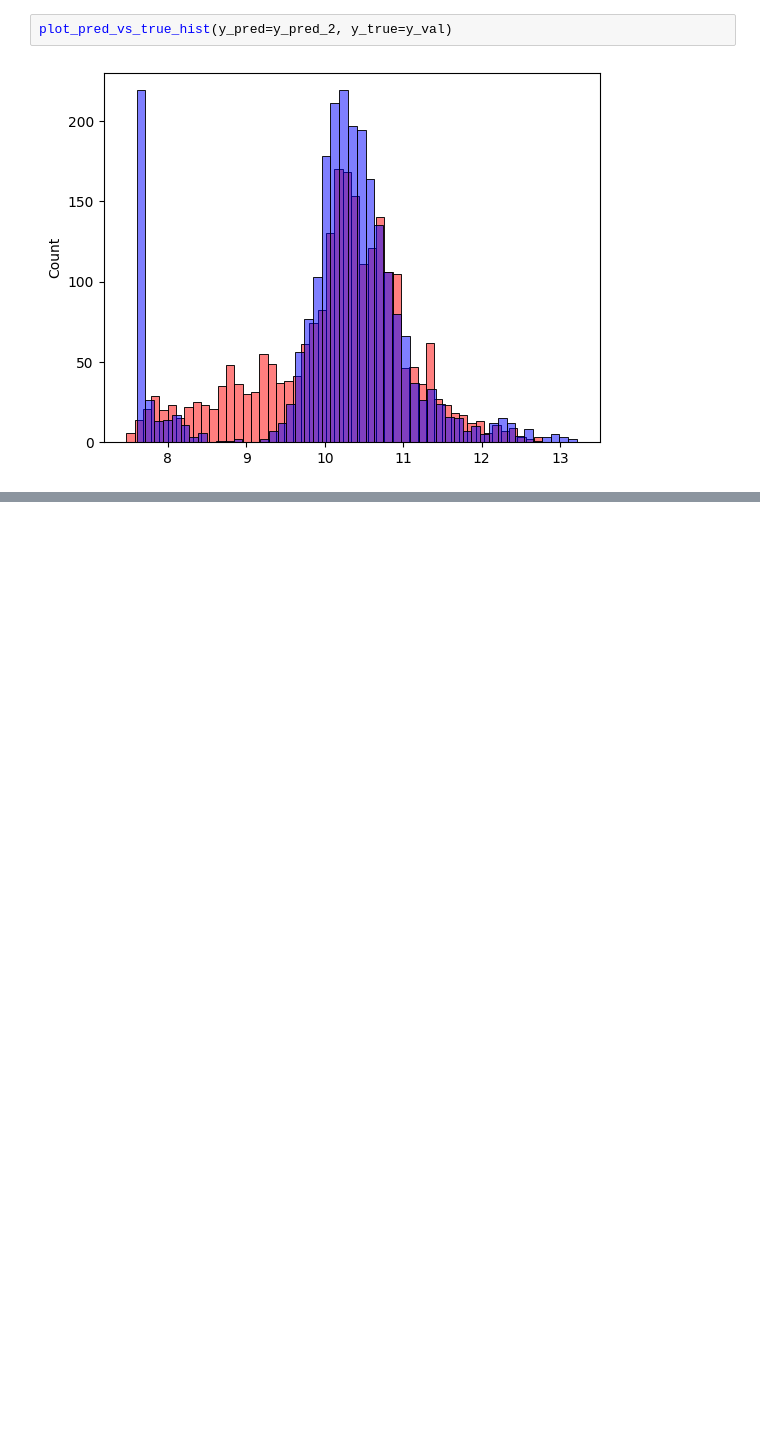
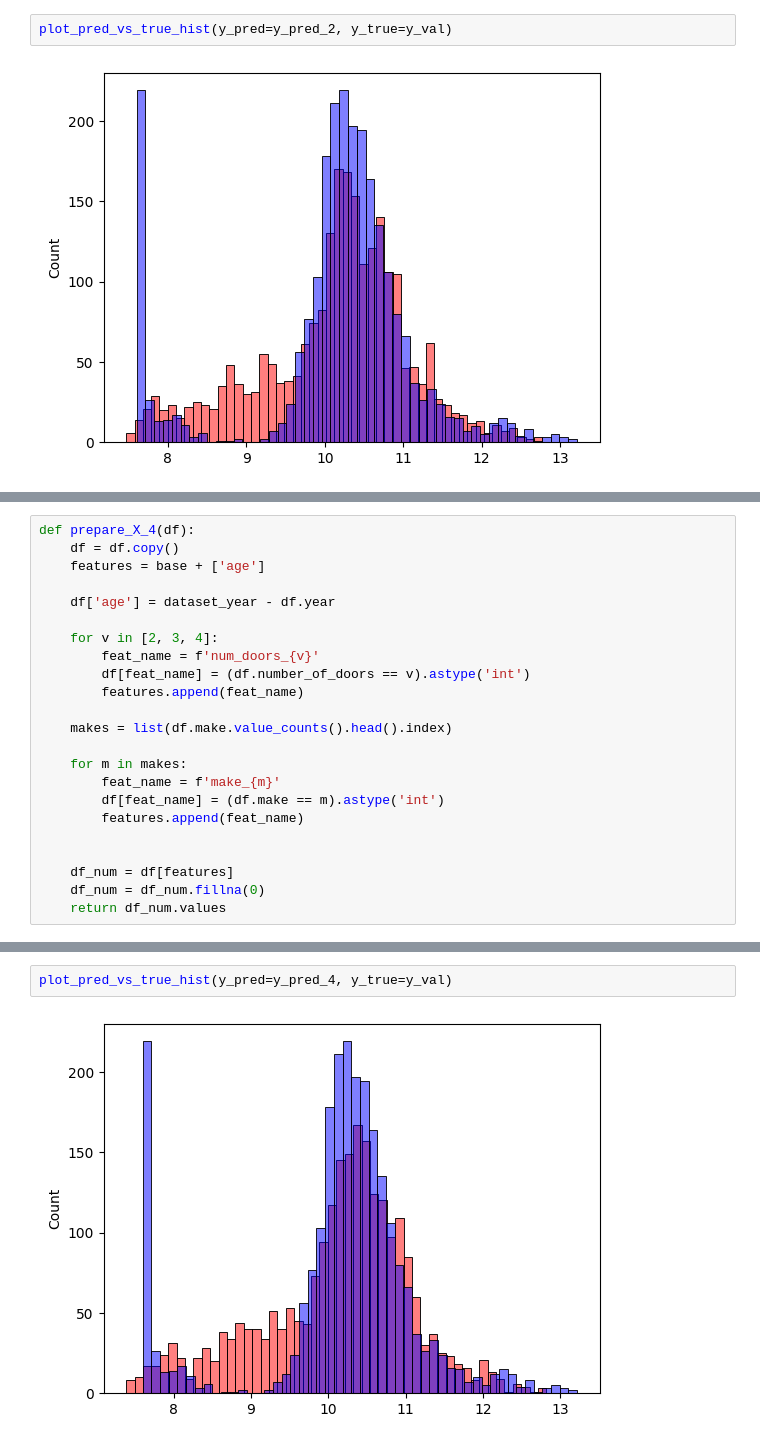
Before and after one commit to aaalexlit/machine-learning-zoomcamp-alex, a Jupyter notebook: 02-regression/carprice-eda-linreg.ipynb, the cells around one changed output, grey strips where cells are left out. Cells and saved outputs as stored; diff of their text form; blank space fills up the shorter version.

```diff
--- a/02-regression/carprice-eda-linreg.ipynb
+++ b/02-regression/carprice-eda-linreg.ipynb
@@ -307,0 +336,23 @@ plot_pred_vs_true_hist(y_pred=y_pred_2, y_true=y_val)
+# %%
+def prepare_X_4(df):
+    df = df.copy()
+    features = base + ['age']
+
+    df['age'] = dataset_year - df.year
+
+    for v in [2, 3, 4]:
+        feat_name = f'num_doors_{v}'
+        df[feat_name] = (df.number_of_doors == v).astype('int')
+        features.append(feat_name)
+
+    makes = list(df.make.value_counts().head().index)
+
+    for m in makes:
+        feat_name = f'make_{m}'
+        df[feat_name] = (df.make == m).astype('int')
+        features.append(feat_name)
+
+
+    df_num = df[features]
+    df_num = df_num.fillna(0)
+    return df_num.values
@@ -307,0 +364,4 @@ plot_pred_vs_true_hist(y_pred=y_pred_2, y_true=y_val)
+# %%
+plot_pred_vs_true_hist(y_pred=y_pred_4, y_true=y_val)
+# %% [output]
+[figure, added]
```
Also changed, not shown: parts of 12 cells of this notebook.
